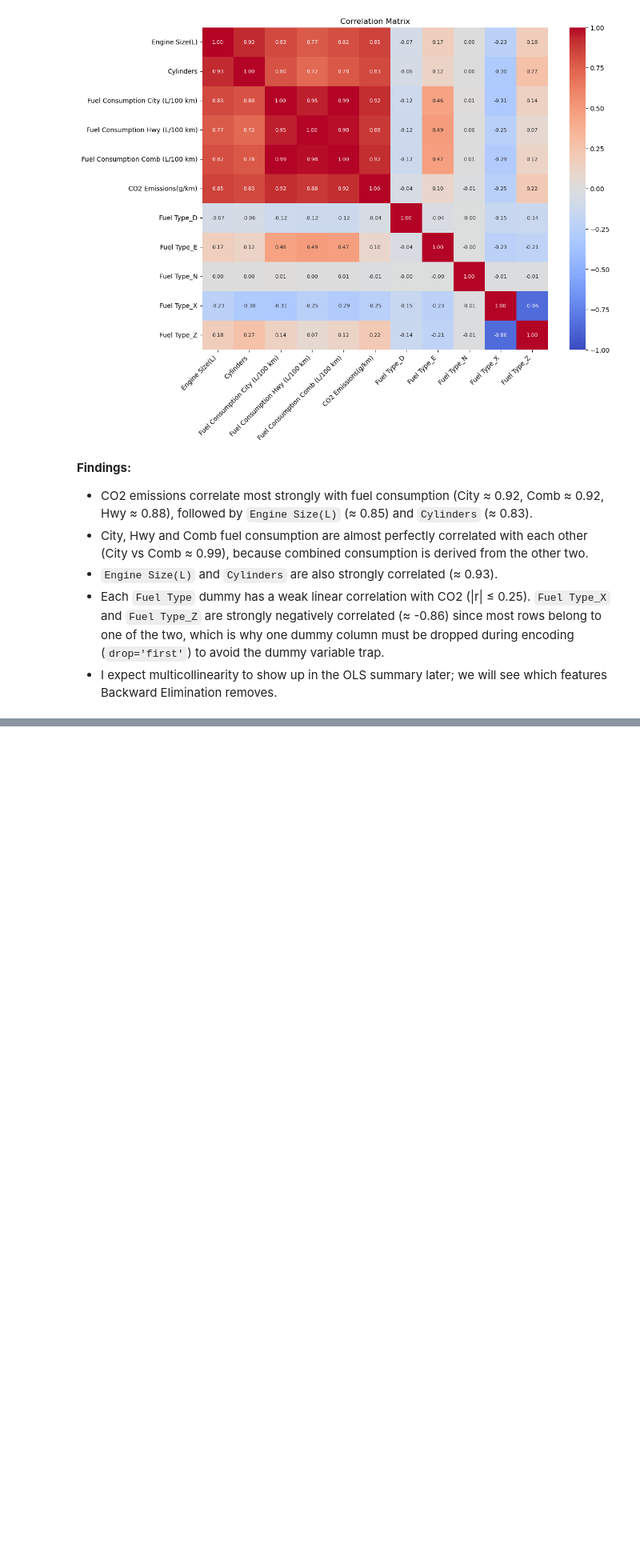
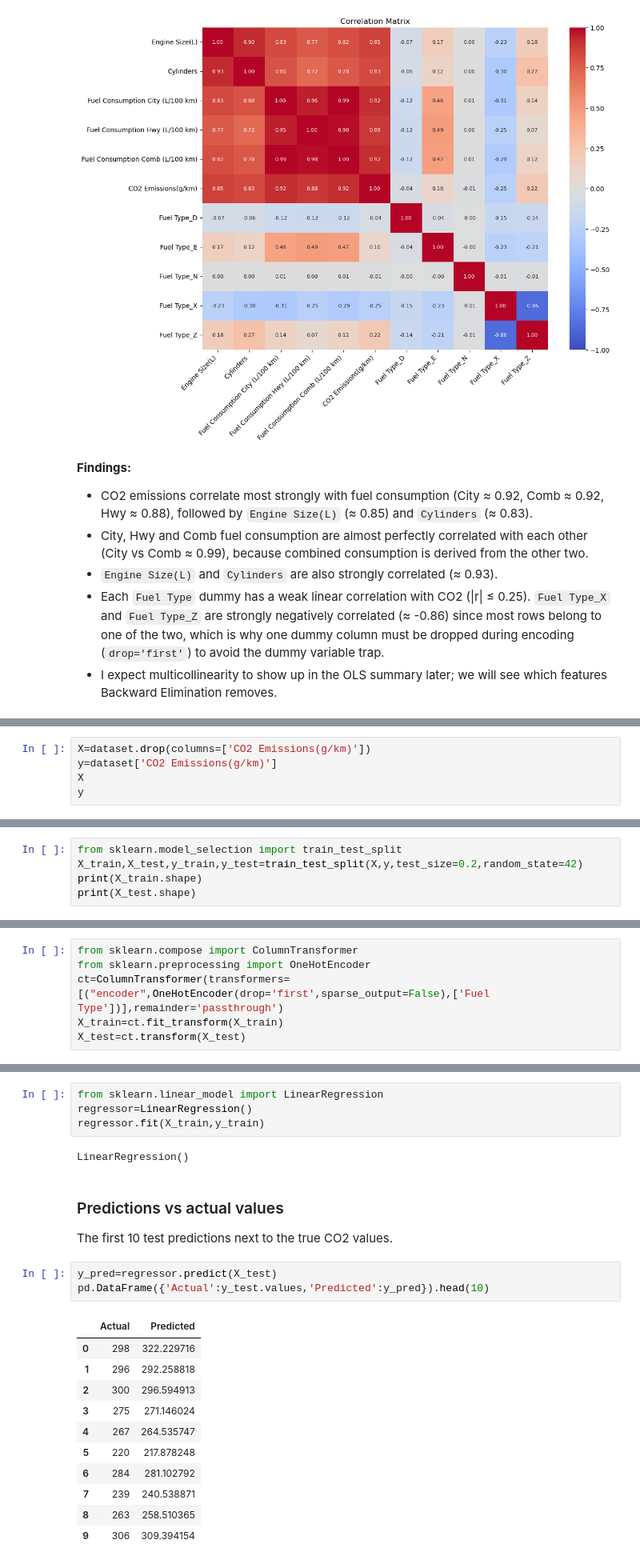
Before and after one commit to AliSadeghian2007/04-co2-emissions-backward-elimination, a Jupyter notebook: notebooks/notebook.ipynb, the cells around one changed output, grey strips where cells are left out. Shown at 80% size. Saved outputs shown, nothing was run; the diff lists cells and outputs as text; blank space fills up the shorter version.

Commit message:
feat: add preprocessing pipeline and baseline model

```diff
--- a/notebooks/notebook.ipynb
+++ b/notebooks/notebook.ipynb
@@ -161,0 +174,5 @@ plt.show()
+# %%
+X=dataset.drop(columns=['CO2 Emissions(g/km)'])
+y=dataset['CO2 Emissions(g/km)']
+X
+y
@@ -161,0 +197,5 @@ plt.show()
+# %%
+from sklearn.model_selection import train_test_split
+X_train,X_test,y_train,y_test=train_test_split(X,y,test_size=0.2,random_state=42)
+print(X_train.shape)
+print(X_test.shape)
@@ -161,0 +205,6 @@ plt.show()
+# %%
+from sklearn.compose import ColumnTransformer
+from sklearn.preprocessing import OneHotEncoder
+ct=ColumnTransformer(transformers=[("encoder",OneHotEncoder(drop='first',sparse_output=False),['Fuel Type'])],remainder='passthrough')
+X_train=ct.fit_transform(X_train)
+X_test=ct.transform(X_test)
@@ -161,0 +216,24 @@ plt.show()
+# %%
+from sklearn.linear_model import LinearRegression
+regressor=LinearRegression()
+regressor.fit(X_train,y_train)
+# %% [output]
+LinearRegression()
+# %% [markdown]
+### Predictions vs actual values
+The first 10 test predictions next to the true CO2 values.
+# %%
+y_pred=regressor.predict(X_test)
+pd.DataFrame({'Actual':y_test.values,'Predicted':y_pred}).head(10)
+# %% [output]
+|  | Actual | Predicted |
+| 0 | 298 | 322.229716 |
+| 1 | 296 | 292.258818 |
+| 2 | 300 | 296.594913 |
+| 3 | 275 | 271.146024 |
+| 4 | 267 | 264.535747 |
+| 5 | 220 | 217.878248 |
+| 6 | 284 | 281.102792 |
+| 7 | 239 | 240.538871 |
+| 8 | 263 | 258.510365 |
+| 9 | 306 | 309.394154 |
```
Also changed, not shown: parts of 11 cells of this notebook.
